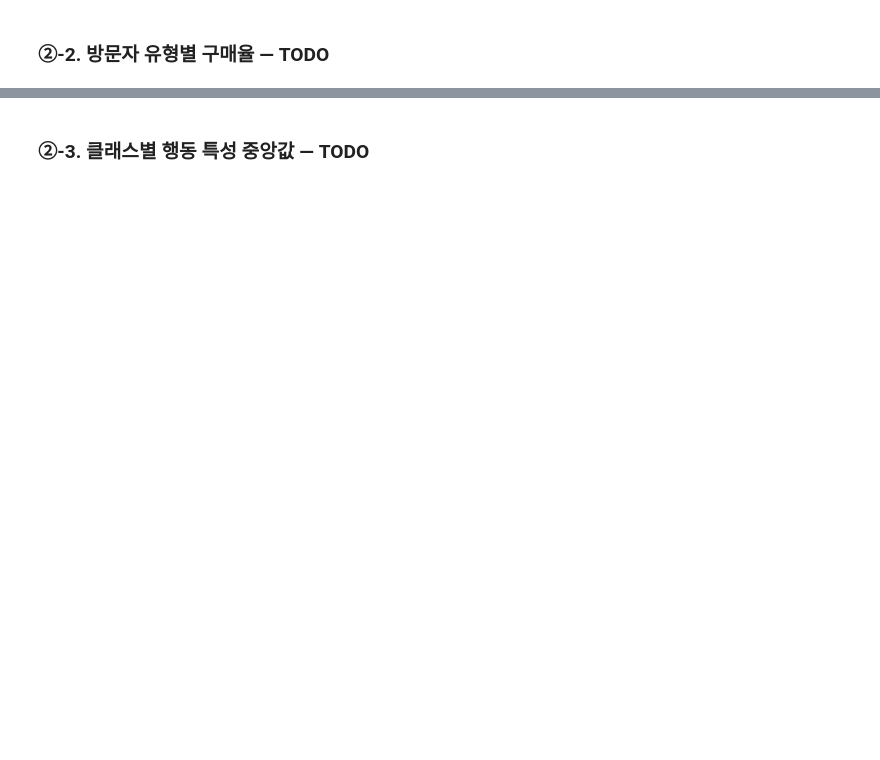
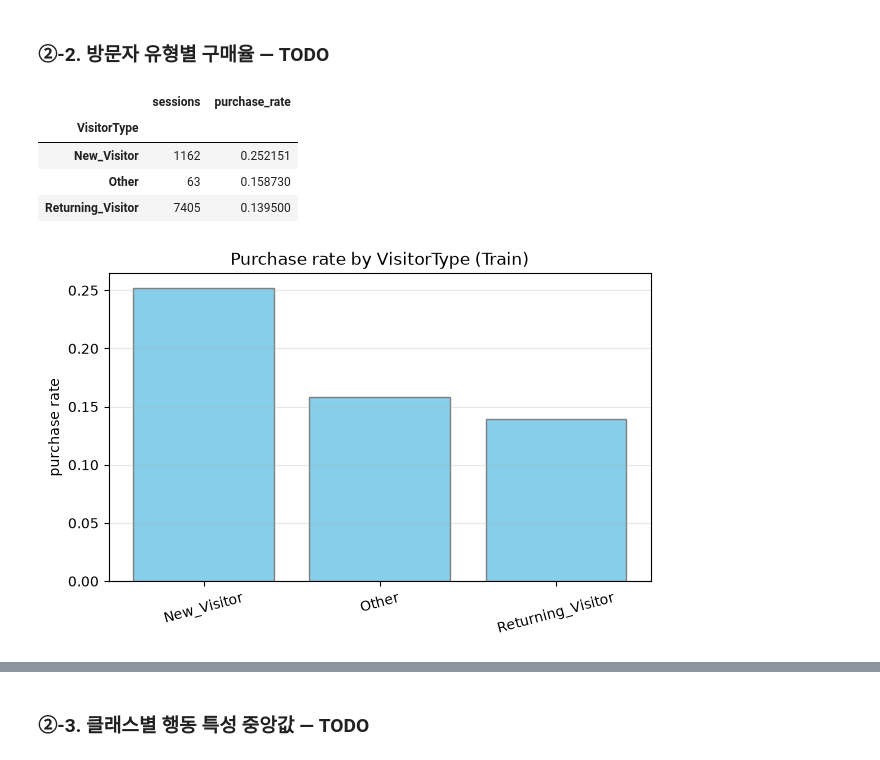
Before and after one commit to iremys/ai-mini-projects, a Jupyter notebook: mini-project-01/code/02_classification_online_shopping.ipynb, the cells around one changed output, grey strips where cells are left out. Saved outputs shown, nothing was run; the diff lists cells and outputs as text; code cells hidden in the pictures; blank space fills up the shorter version.

```diff
--- a/mini-project-01/code/02_classification_online_shopping.ipynb
+++ b/mini-project-01/code/02_classification_online_shopping.ipynb
@@ -314,16 +313,22 @@ plt.show()
 from sklearn.model_selection import train_test_split
 
 # TODO 2-1. Revenue를 제외한 입력 특성 FEATURES, X, y를 작성합니다.
-FEATURES = ...
-X = ...
-y = ...
+FEATURES = [col for col in df.columns if col != "Revenue"]
+X = df[FEATURES]
+y = df["Revenue"]
 
 # TODO 2-2. stratify를 사용하여 Train 70%, Validation 15%, Test 15%로 나눕니다.
 # 1) 전체 데이터의 15%를 Test로 분리
 # 2) 나머지에서 0.15/0.85 비율을 Validation으로 분리
 # random_state=SEED를 두 번 모두 지정합니다.
-X_dev, X_test, y_dev, y_test = ...
-X_train, X_valid, y_train, y_valid = ...
+SEED = 42
+
+X_dev, X_test, y_dev, y_test = train_test_split(
+    X, y, test_size=0.15, stratify=y, random_state=SEED
+)
+X_train, X_valid, y_train, y_valid = train_test_split(
+    X_dev, y_dev, test_size=0.15 / 0.85, stratify=y_dev, random_state=SEED
+)
 
 # [공통] 분할 검증
 for name, xx, yy in [
@@ -342,19 +358,30 @@ assert set(X_valid.index).isdisjoint(X_test.index)
 # %%
 # [공통] Train 데이터만 활용한 특성 분석
 train_view = X_train.copy()
 train_view[TARGET] = y_train
 
 # TODO 2-3. VisitorType별 세션 수(sessions)와 구매율(purchase_rate)을 계산합니다.
 # 힌트: groupby(), agg(), sort_values()
-visitor_rate = ...
+visitor_rate = (
+    train_view.groupby("VisitorType")["Revenue"]
+    .agg(sessions="count", purchase_rate="mean")
+    .sort_values(by="purchase_rate", ascending=False)
+)
 display(visitor_rate)
 
 plt.figure(figsize=(7, 4))
 # TODO 2-4. 방문자 유형별 구매율을 막대그래프로 나타냅니다.
 # 힌트: plt.bar(visitor_rate.index.astype(str), visitor_rate["purchase_rate"])
-...
+plt.bar(visitor_rate.index.astype(str), visitor_rate["purchase_rate"], color="skyblue", edgecolor="gray")
 plt.ylabel("purchase rate")
 plt.title("Purchase rate by VisitorType (Train)")
 plt.xticks(rotation=15)
 plt.grid(axis="y", alpha=0.3)
 plt.show()
+# %% [output]
+|  | sessions | purchase_rate |
+| VisitorType |  |  |
+| New_Visitor | 1162 | 0.252151 |
+| Other | 63 | 0.158730 |
+| Returning_Visitor | 7405 | 0.139500 |
+[figure, added]
```
Also changed, not shown: parts of 6 cells of this notebook, 2 other files.
